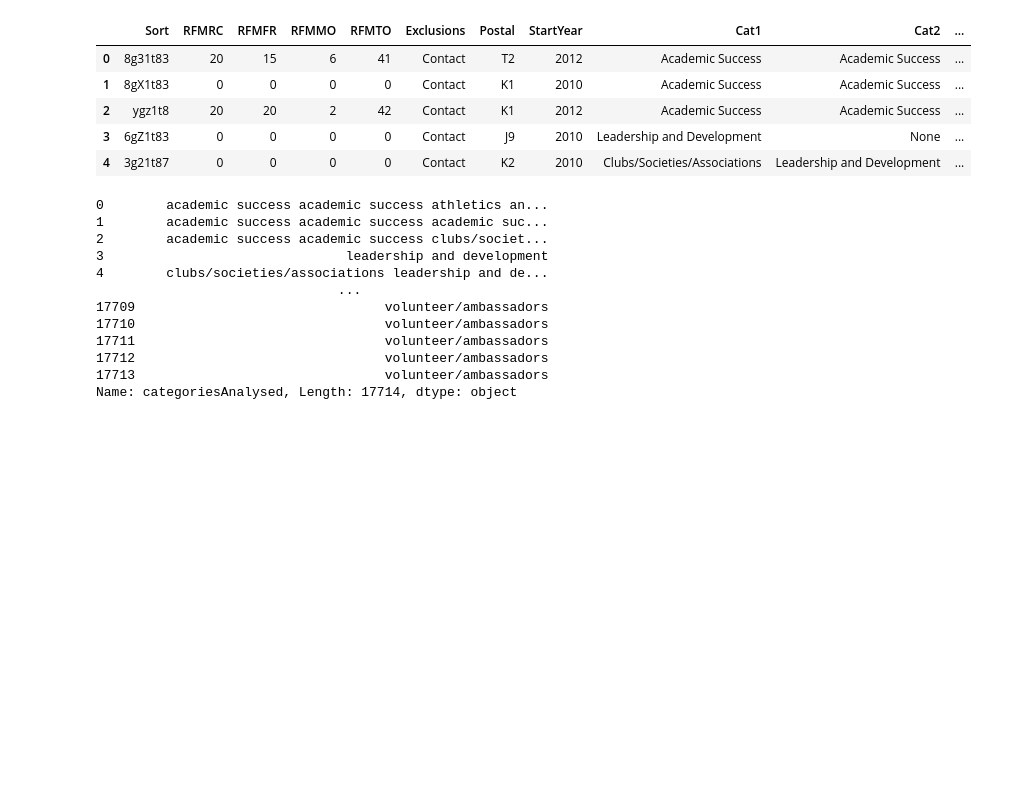
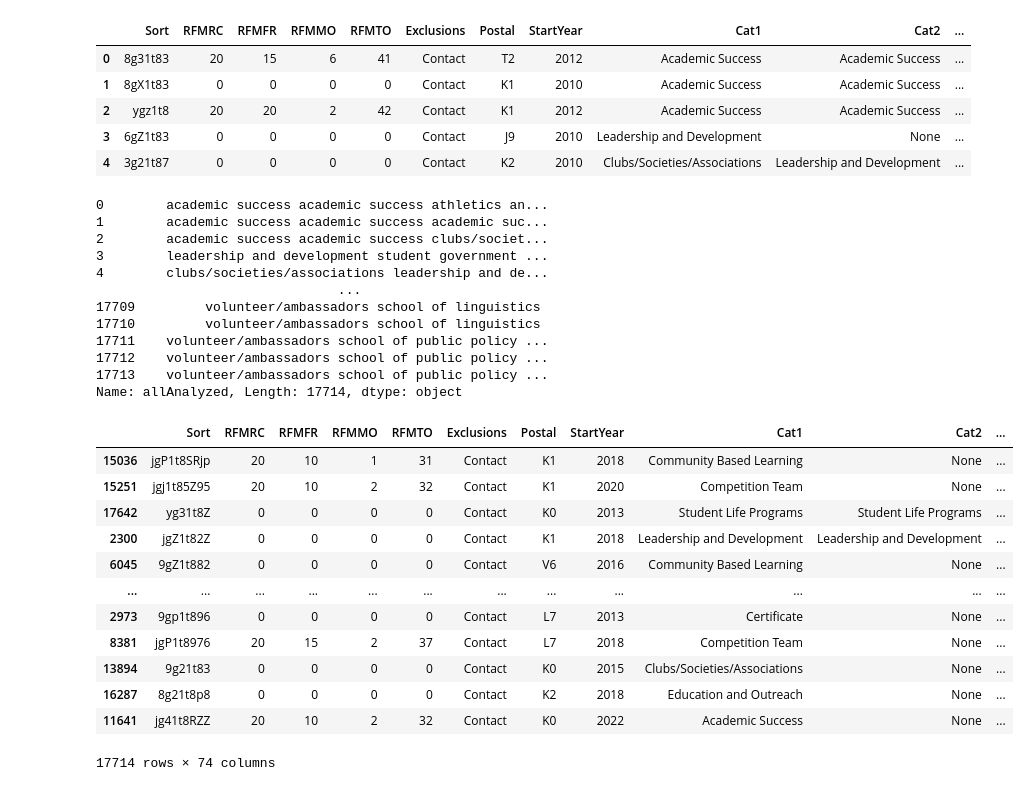
Before and after one commit to brianvansteen/cocurricularClassification, a Jupyter notebook: cocurricularClassification.ipynb, the cells around one changed output. Cells and saved outputs as stored; diff of their text form; code cells hidden in the pictures; blank space fills up the shorter version.

```diff
--- a/cocurricularClassification.ipynb
+++ b/cocurricularClassification.ipynb
@@ -485,3 +468,5 @@ Name: labelRFMTO, dtype: object
+# %%
+studentDataset['binaryRFMTO'] = studentDataset['binaryRFMTO'].astype("int")
 # %%
 studentDataset.head()
 # %% [output]
@@ -512,22 +487,46 @@ def preprocessTweets(text):
     text = ' '.join(word for word in text.split(' ')) # split tweet, remove stop words, re-join words
     return text
 # %%
-# create new column of cleaned tweets
+# create new column of categoriesAnalysed, departmentsAnalysed, activitiesAnalysed
 studentDataset['categoriesAnalysed'] = studentDataset['AllCategories'].apply(preprocessTweets)
+studentDataset['departmentsAnalysed'] = studentDataset['AllDepartments'].apply(preprocessTweets)
+studentDataset['activitiesAnalysed'] = studentDataset['AllActivities'].apply(preprocessTweets)
+# %%
+cols = ['categoriesAnalysed', 'departmentsAnalysed', 'activitiesAnalysed']
+studentDataset['allAnalyzed'] = studentDataset[cols].apply(lambda row: ' '.join(row.values.astype(str)), axis=1)
 # %%
 studentDataset['categoriesAnalysed'] = studentDataset['categoriesAnalysed'].apply(lambda x : x.replace(',',''))
+studentDataset['departmentsAnalysed'] = studentDataset['departmentsAnalysed'].apply(lambda x : x.replace(',',''))
+studentDataset['activitiesAnalysed'] = studentDataset['activitiesAnalysed'].apply(lambda x : x.replace(',',''))
+studentDataset['allAnalyzed'] = studentDataset['allAnalyzed'].apply(lambda x : x.replace(',',''))
 # %%
-studentDataset['categoriesAnalysed']
+studentDataset['allAnalyzed']
 # %% [output]
 0        academic success academic success athletics an...
 1        academic success academic success academic suc...
 2        academic success academic success clubs/societ...
-3                               leadership and development
+3        leadership and development student government ...
 4        clubs/societies/associations leadership and de...
                                ...
-17709                                volunteer/ambassadors
-17710                                volunteer/ambassadors
-17711                                volunteer/ambassadors
-17712                                volunteer/ambassadors
-17713                                volunteer/ambassadors
-Name: categoriesAnalysed, Length: 17714, dtype: object
+17709         volunteer/ambassadors school of linguistics
+17710         volunteer/ambassadors school of linguistics
+17711    volunteer/ambassadors school of public policy ...
+17712    volunteer/ambassadors school of public policy ...
+17713    volunteer/ambassadors school of public policy ...
+Name: allAnalyzed, Length: 17714, dtype: object
+# %%
+studentDataset.sample(frac=1) # shuffle dataset
+# %% [output]
+|  | Sort | RFMRC | RFMFR | RFMMO | RFMTO | Exclusions | Postal | StartYear | Cat1 | Cat2 | ... |
+| 15036 | jgP1t8SRjp | 20 | 10 | 1 | 31 | Contact | K1 | 2018 | Community Based Learning | None | ... |
+| 15251 | jgj1t85Z95 | 20 | 10 | 2 | 32 | Contact | K1 | 2020 | Competition Team | None | ... |
+| 17642 | yg31t8Z | 0 | 0 | 0 | 0 | Contact | K0 | 2013 | Student Life Programs | Student Life Programs | ... |
+| 2300 | jgZ1t82Z | 0 | 0 | 0 | 0 | Contact | K1 | 2018 | Leadership and Development | Leadership and Development | ... |
+| 6045 | 9gZ1t882 | 0 | 0 | 0 | 0 | Contact | V6 | 2016 | Community Based Learning | None | ... |
+| ... | ... | ... | ... | ... | ... | ... | ... | ... | ... | ... | ... |
+| 2973 | 9gp1t896 | 0 | 0 | 0 | 0 | Contact | L7 | 2013 | Certificate | None | ... |
+| 8381 | jgP1t8976 | 20 | 15 | 2 | 37 | Contact | L7 | 2018 | Competition Team | None | ... |
+| 13894 | 9g21t83 | 0 | 0 | 0 | 0 | Contact | K0 | 2015 | Clubs/Societies/Associations | None | ... |
+| 16287 | 8g21t8p8 | 0 | 0 | 0 | 0 | Contact | K2 | 2018 | Education and Outreach | None | ... |
+| 11641 | jg41t8RZZ | 20 | 10 | 2 | 32 | Contact | K0 | 2022 | Academic Success | None | ... |
+17714 rows × 74 columns
```
Also changed, not shown: parts of 26 cells of this notebook.
